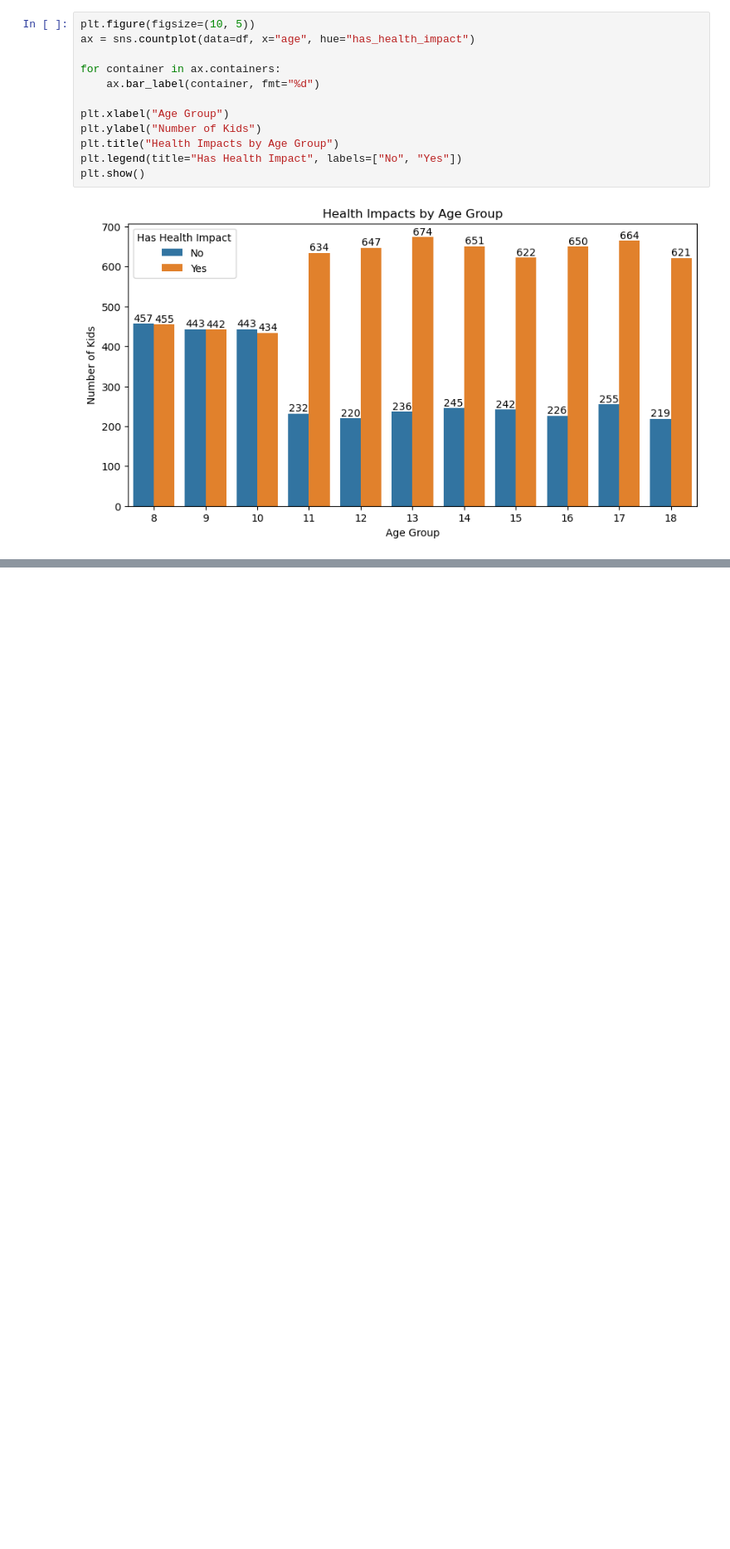
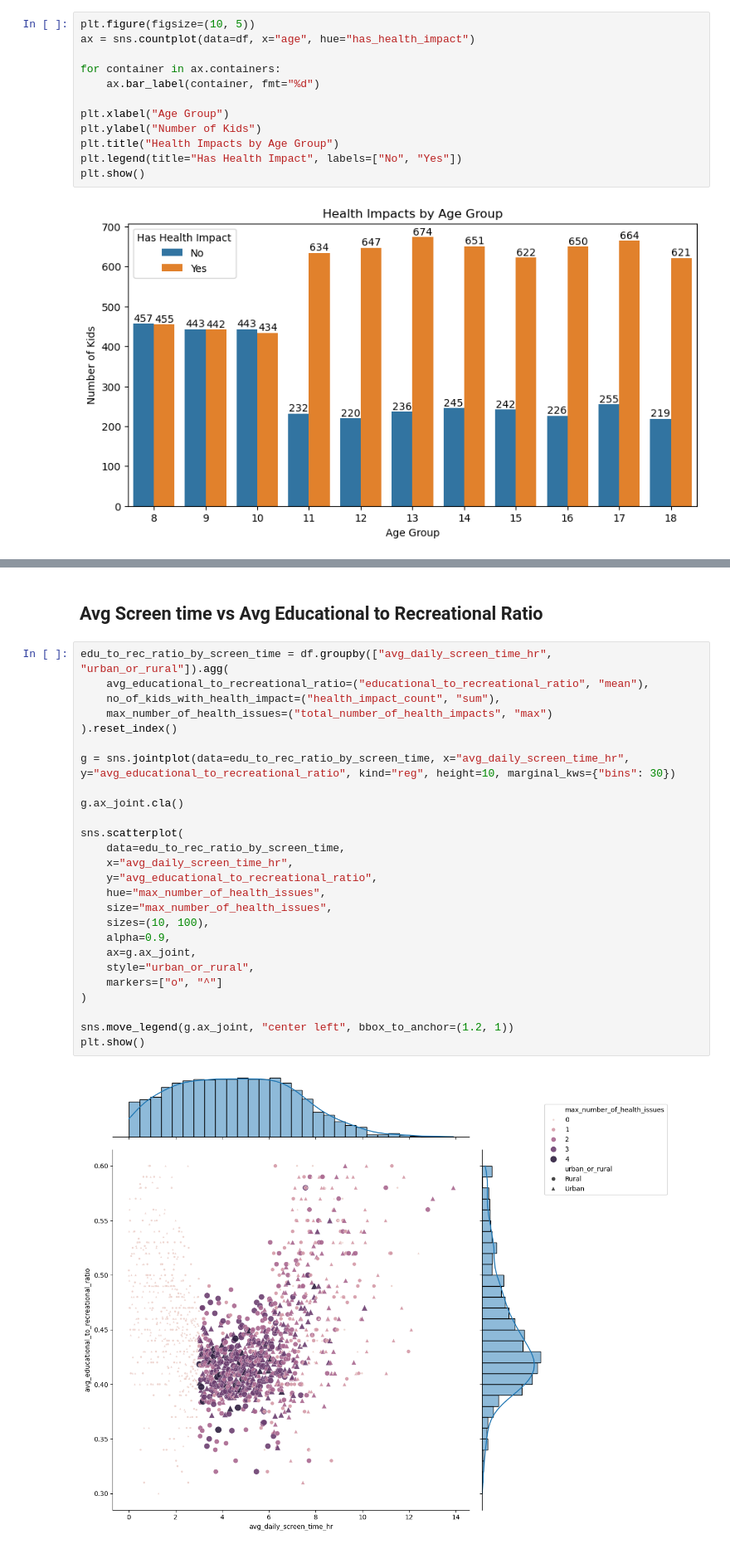
Before and after one commit to suranjanrana/indian-kids-screen-time-analysis, a Jupyter notebook: screen_time_analysis.ipynb, the cells around one changed output, grey strips where cells are left out. Shown at 83% size. Cells and saved outputs as stored; diff of their text form; blank space fills up the shorter version.

```diff
--- a/screen_time_analysis.ipynb
+++ b/screen_time_analysis.ipynb
@@ -467,0 +460,30 @@ plt.show()
+# %% [markdown]
+## Avg Screen time vs Avg Educational to Recreational Ratio
+# %%
+edu_to_rec_ratio_by_screen_time = df.groupby(["avg_daily_screen_time_hr", "urban_or_rural"]).agg(
+    avg_educational_to_recreational_ratio=("educational_to_recreational_ratio", "mean"),
+    no_of_kids_with_health_impact=("health_impact_count", "sum"),
+    max_number_of_health_issues=("total_number_of_health_impacts", "max")
+).reset_index()
+
+g = sns.jointplot(data=edu_to_rec_ratio_by_screen_time, x="avg_daily_screen_time_hr", y="avg_educational_to_recreational_ratio", kind="reg", height=10, marginal_kws={"bins": 30})
+
+g.ax_joint.cla()
+
+sns.scatterplot(
+    data=edu_to_rec_ratio_by_screen_time,
+	x="avg_daily_screen_time_hr",
+	y="avg_educational_to_recreational_ratio",
+	hue="max_number_of_health_issues",
+    size="max_number_of_health_issues",
+	sizes=(10, 100),
+    alpha=0.9,
+	ax=g.ax_joint,
+    style="urban_or_rural",
+    markers=["o", "^"]
+)
+
+sns.move_legend(g.ax_joint, "center left", bbox_to_anchor=(1.2, 1))
+plt.show()
+# %% [output]
+[figure, added]
```
Also changed, not shown: parts of 4 cells of this notebook.
